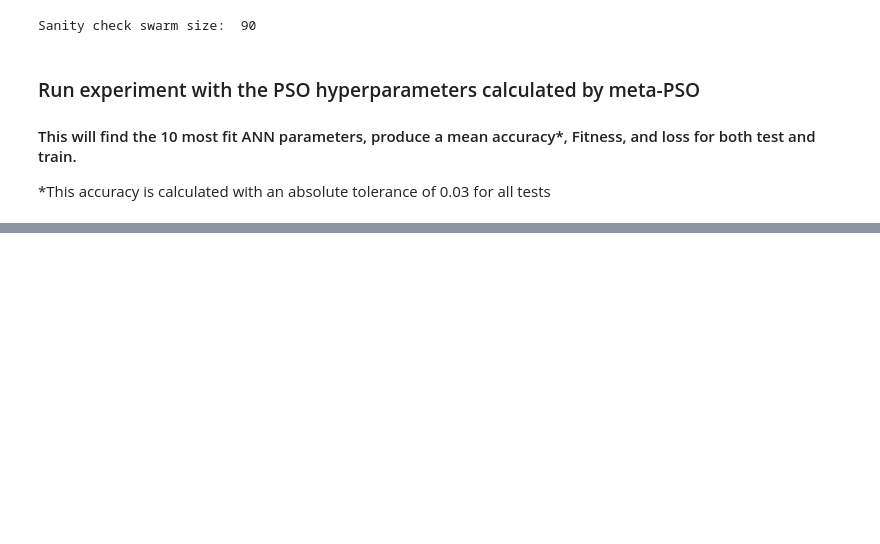
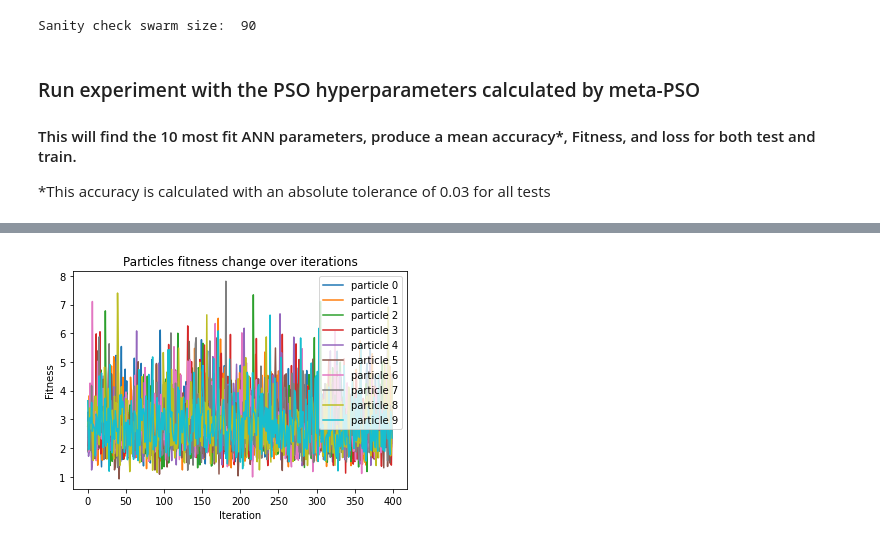
Before and after one commit to kamilszymczak/Bio-comp, a Jupyter notebook: evaluation.ipynb, the cells around one changed output, grey strips where cells are left out. Saved outputs shown, nothing was run; the diff lists cells and outputs as text; code cells hidden in the pictures; blank space fills up the shorter version.

Commit message:
Evaluation notebook ready for tests

```diff
--- a/evaluation.ipynb
+++ b/evaluation.ipynb
@@ -51,18 +68,22 @@ decimals = 'cubic'
 X = data.get_rows()
 y = data.get_output()
 
-psoParams = Xor_pso_config_mean
-annParams = Xor_ann_params
+psoParams = Cubic_pso_config_mean
+annParams = Cubic_ann_params
 
 X_train, X_test, y_train, y_test = train_test_split(X, y, test_size=0.33, random_state=14)
 # %%
 #train the model
-model = mod.ANN()
-model.set_training_input(X_train, y_train)
-model.add(mod.Layer(4, activation="sigmoid"))
-model.add(mod.Layer(1, activation="null"))
-model.compile()
+train_model = mod.ANN()
+train_model.set_training_input(X_train, y_train)
+train_model.add(mod.Layer(4, activation="sigmoid"))
+train_model.add(mod.Layer(1, activation="null"))
+train_model.compile()
 
-model_history = hs.PSOHistory(model)
+test_model = mod.ANN()
+test_model.set_training_input(X_train, y_train)
+test_model.add(mod.Layer(4, activation="sigmoid"))
+test_model.add(mod.Layer(1, activation="null"))
+test_model.compile()
 # %% [output]
 Model Compiled!
@@ -69,9 +91,11 @@ Model Compiled!
 # %%
-pso = ps.PSO(swarm_size=90, termination_args={'max_iter': 400}, verbose=True)
-#pso = pso.decode_vec(psoParams)
+pso = ps.PSO(termination_args={'max_iter': 400}, verbose=True)
+pso = pso.decode_vec(psoParams)
 print('Sanity check swarm size: ',pso.swarm_size)
 # %% [output]
 Sanity check swarm size:  90
+# %%
+train_model_history = hs.PSOHistory(train_model, num_particles=pso.swarm_size, num_iterations=400)
 # %% [markdown]
 ### Run experiment with the PSO hyperparameters calculated by meta-PSO
 #### This will find the 10 most fit ANN parameters, produce a mean accuracy*, Fitness, and loss for both test and train.
@@ -185,0 +197,4 @@ model.evaluate_fitness(annParams)
+# %%
+train_model_history.plot_fitness()
+# %% [output]
+[figure, added]
```
Also changed, not shown: parts of 19 cells of this notebook.
